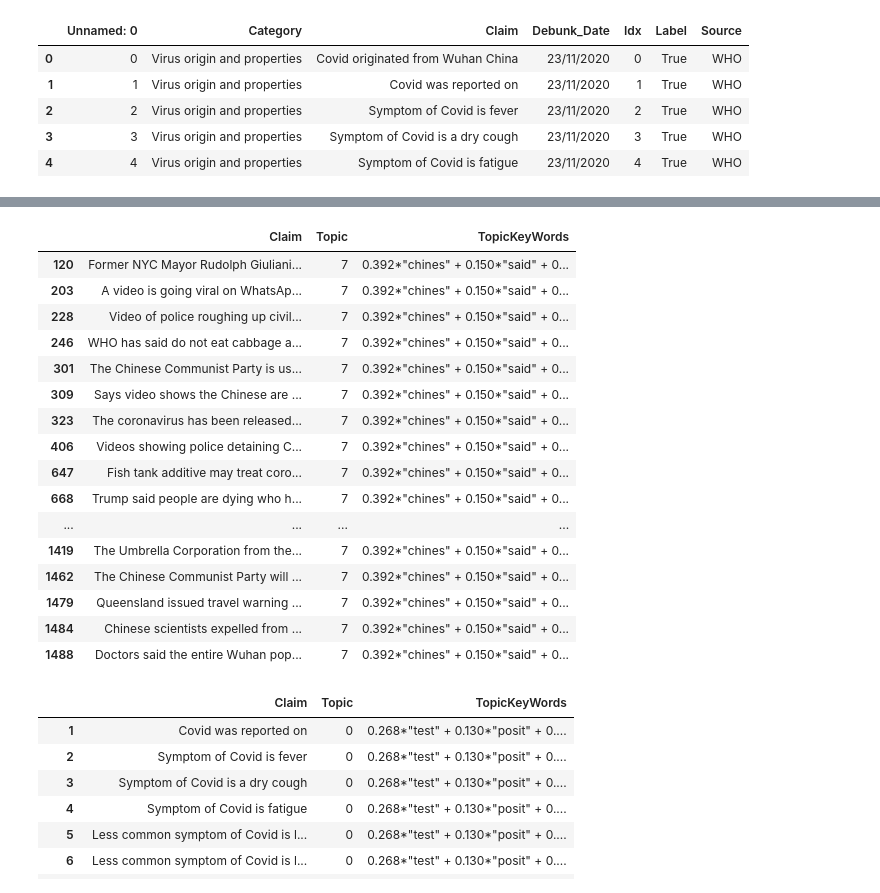
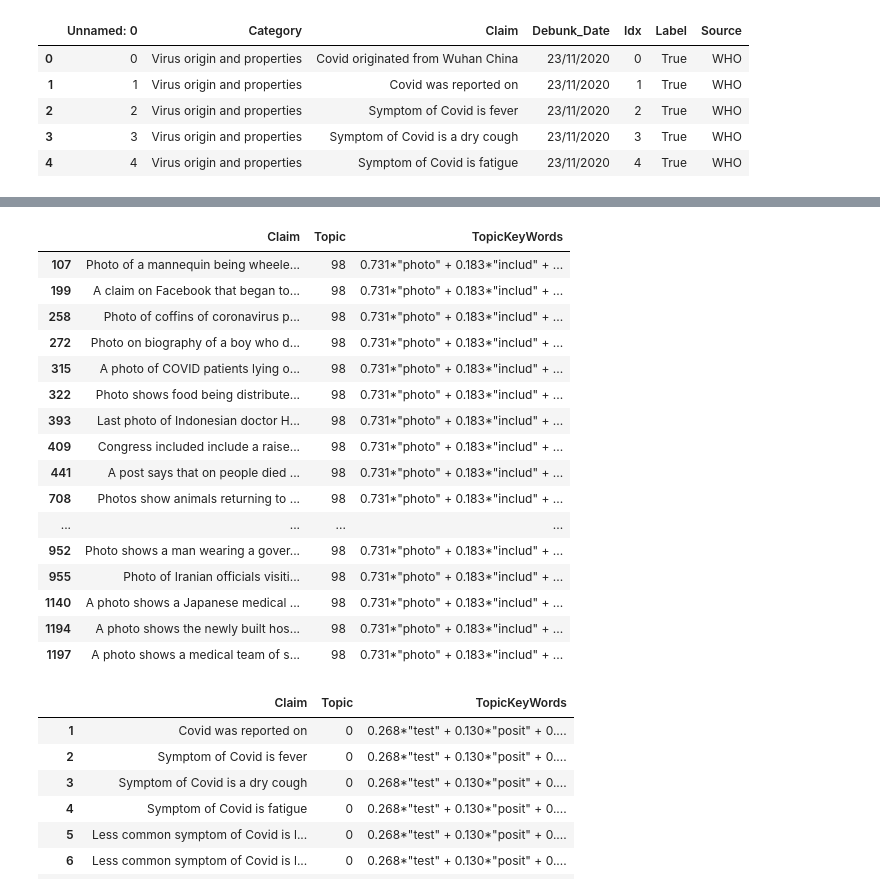
Before and after one commit to harvey-cash/covid-rumours, a Jupyter notebook: Rumour Categoriser.ipynb, the cells around one changed output, grey strips where cells are left out. Drawn from its saved outputs; the diff is of its cells as text; code cells hidden in the pictures.

```diff
--- a/Rumour Categoriser.ipynb
+++ b/Rumour Categoriser.ipynb
@@ -27,8 +27,9 @@ df
 1506 rows × 7 columns
 # %%
 df_new = df.copy()
+df_new.drop_duplicates(subset="Claim", keep=False, inplace=True)
 df_new['Claim'] = df_new['Claim'].str.replace(r'[_\W\d]',' ')
-df_new.reindex()
+df_new.reset_index(drop=True, inplace=True)
 df_new.head()
 # %% [output]
 |  | Unnamed: 0 | Category | Claim | Debunk_Date | Idx | Label | Source |
@@ -57,7 +58,7 @@ def clean_text(content_collection):
     for content in content_collection:
         #turn string into tokens
         word_tokens = word_tokenize(content)
-        words = [porter.stem(wordnet_lemmatizer.lemmatize(w.lower())) for w in word_tokens if w not in stop_words] #remove stop words
+        words = [wordnet_lemmatizer.lemmatize(w.lower()) for w in word_tokens if w not in stop_words] #remove stop words
         #lowercase, remove stop words and punctuation/numbers
         clean_content.append( [w for w in words if len(w) > 3] )
     return clean_content
@@ -98,7 +103,7 @@ def train_model_claim(clean_content, num_topics=30, filter_b = 15, filter_a = 0.
     for idx, topic in lda_model.print_topics(-1):
         topics.append(topic)
     m = lda_model.get_document_topics(bow_corpus)
-    matches = np.zeros(30)
+    matches = np.zeros(num_topics)
     data = []
     for i in range(len(m)):
         prob_topics = m[i]
@@ -109,7 +114,7 @@ def train_model_claim(clean_content, num_topics=30, filter_b = 15, filter_a = 0.
     claim2topic = pd.DataFrame(data=data, columns = ['Claim', 'Topic', 'TopicKeyWords'])
     return claim2topic
 # %%
-claim2topic20 = train_model_claim(clean_content, num_topics=30)
+claim2topic20 = train_model_claim(clean_content, num_topics=100)
 # %%
 import matplotlib.pyplot as plt
 fig = plt.figure(figsize=(8,6))
@@ -120,23 +125,23 @@ plt.show()
 # %%
-claim2topic20[claim2topic20.Topic==7]
+claim2topic20[claim2topic20.Topic==98]
 # %% [output]
 |  | Claim | Topic | TopicKeyWords |
-| 120 | Former NYC Mayor Rudolph Giuliani... | 7 | 0.392*"chines" + 0.150*"said" + 0... |
-| 203 | A video is going viral on WhatsAp... | 7 | 0.392*"chines" + 0.150*"said" + 0... |
-| 228 | Video of police roughing up civil... | 7 | 0.392*"chines" + 0.150*"said" + 0... |
-| 246 | WHO has said do not eat cabbage a... | 7 | 0.392*"chines" + 0.150*"said" + 0... |
-| 301 | The Chinese Communist Party is us... | 7 | 0.392*"chines" + 0.150*"said" + 0... |
-| 309 | Says video shows the Chinese are ... | 7 | 0.392*"chines" + 0.150*"said" + 0... |
-| 323 | The coronavirus has been released... | 7 | 0.392*"chines" + 0.150*"said" + 0... |
-| 406 | Videos showing police detaining C... | 7 | 0.392*"chines" + 0.150*"said" + 0... |
-| 647 | Fish tank additive may treat coro... | 7 | 0.392*"chines" + 0.150*"said" + 0... |
-| 668 | Trump said people are dying who h... | 7 | 0.392*"chines" + 0.150*"said" + 0... |
+| 107 | Photo of a mannequin being wheele... | 98 | 0.731*"photo" + 0.183*"includ" + ... |
+| 199 | A claim on Facebook that began to... | 98 | 0.731*"photo" + 0.183*"includ" + ... |
+| 258 | Photo of coffins of coronavirus p... | 98 | 0.731*"photo" + 0.183*"includ" + ... |
+| 272 | Photo on biography of a boy who d... | 98 | 0.731*"photo" + 0.183*"includ" + ... |
+| 315 | A photo of COVID patients lying o... | 98 | 0.731*"photo" + 0.183*"includ" + ... |
+| 322 | Photo shows food being distribute... | 98 | 0.731*"photo" + 0.183*"includ" + ... |
+| 393 | Last photo of Indonesian doctor H... | 98 | 0.731*"photo" + 0.183*"includ" + ... |
+| 409 | Congress included include a raise... | 98 | 0.731*"photo" + 0.183*"includ" + ... |
+| 441 | A post says that on people died ... | 98 | 0.731*"photo" + 0.183*"includ" + ... |
+| 708 | Photos show animals returning to ... | 98 | 0.731*"photo" + 0.183*"includ" + ... |
 | ... | ... | ... | ... |
-| 1419 | The Umbrella Corporation from the... | 7 | 0.392*"chines" + 0.150*"said" + 0... |
-| 1462 | The Chinese Communist Party will ... | 7 | 0.392*"chines" + 0.150*"said" + 0... |
-| 1479 | Queensland issued travel warning ... | 7 | 0.392*"chines" + 0.150*"said" + 0... |
-| 1484 | Chinese scientists expelled from ... | 7 | 0.392*"chines" + 0.150*"said" + 0... |
-| 1488 | Doctors said the entire Wuhan pop... | 7 | 0.392*"chines" + 0.150*"said" + 0... |
+| 952 | Photo shows a man wearing a gover... | 98 | 0.731*"photo" + 0.183*"includ" + ... |
+| 955 | Photo of Iranian officials visiti... | 98 | 0.731*"photo" + 0.183*"includ" + ... |
+| 1140 | A photo shows a Japanese medical ... | 98 | 0.731*"photo" + 0.183*"includ" + ... |
+| 1194 | A photo shows the newly built hos... | 98 | 0.731*"photo" + 0.183*"includ" + ... |
+| 1197 | A photo shows a medical team of s... | 98 | 0.731*"photo" + 0.183*"includ" + ... |
 # %%
 claim2topic10 = train_model_claim(clean_content, num_topics=10)
 # %%
```
Also changed, not shown: parts of 3 cells of this notebook, 3 other files.
